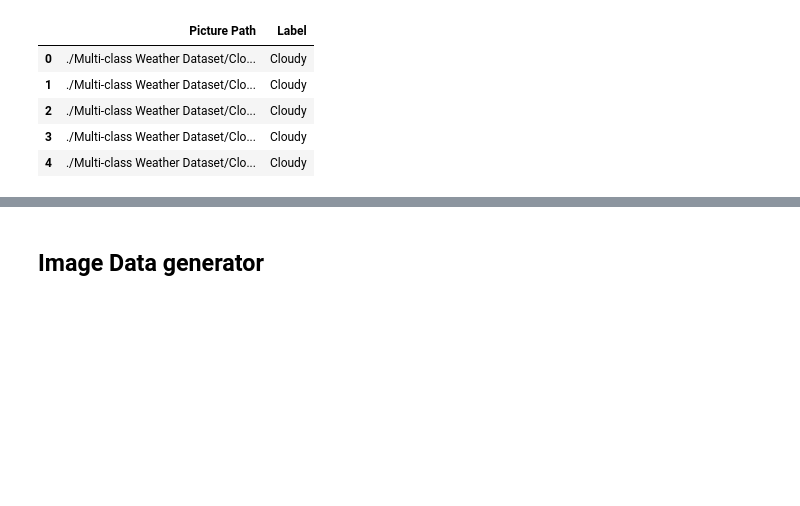
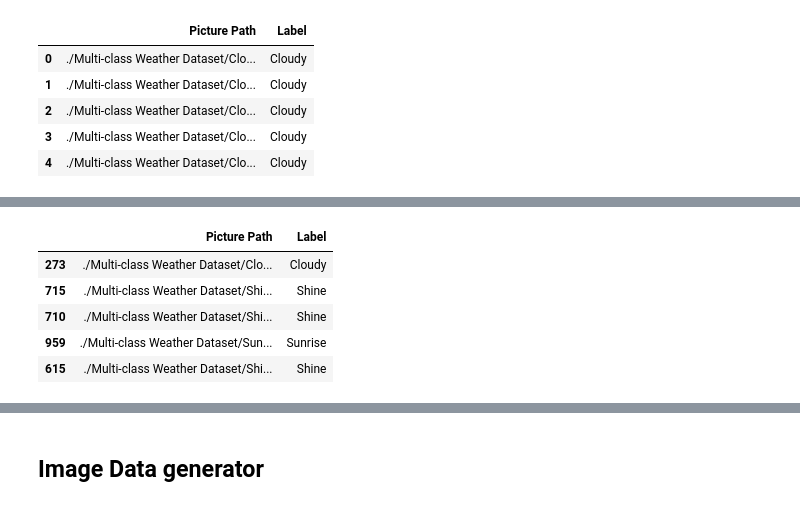
Before and after one commit to Jalalbaim/Rain-Or-Shine, a Jupyter notebook: Model.ipynb, the cells around one changed output, grey strips where cells are left out. Drawn from its saved outputs; the diff is of its cells as text; code cells hidden in the pictures; blank space fills up the shorter version.

```diff
--- a/Model.ipynb
+++ b/Model.ipynb
@@ -60,0 +72,9 @@ test_set, val_set = train_test_split(t_v_set, test_size=0.5, shuffle=True, strat
+# %%
+test_set.head()
+# %% [output]
+|  | Picture Path | Label |
+| 273 | ./Multi-class Weather Dataset/Clo... | Cloudy |
+| 715 | ./Multi-class Weather Dataset/Shi... | Shine |
+| 710 | ./Multi-class Weather Dataset/Shi... | Shine |
+| 959 | ./Multi-class Weather Dataset/Sun... | Sunrise |
+| 615 | ./Multi-class Weather Dataset/Shi... | Shine |
```
Also changed, not shown: parts of 9 cells of this notebook.
